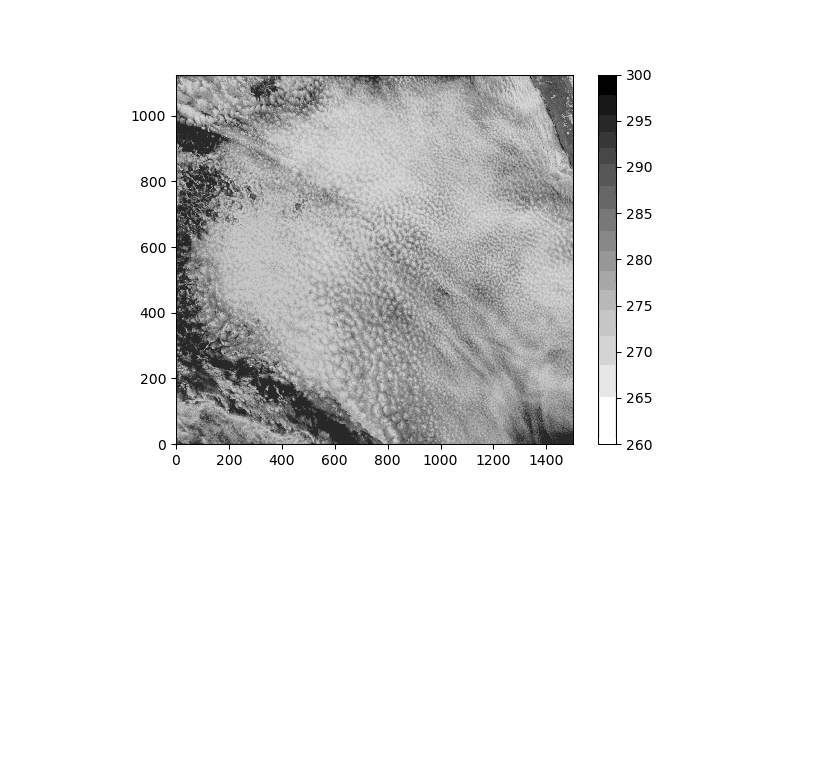
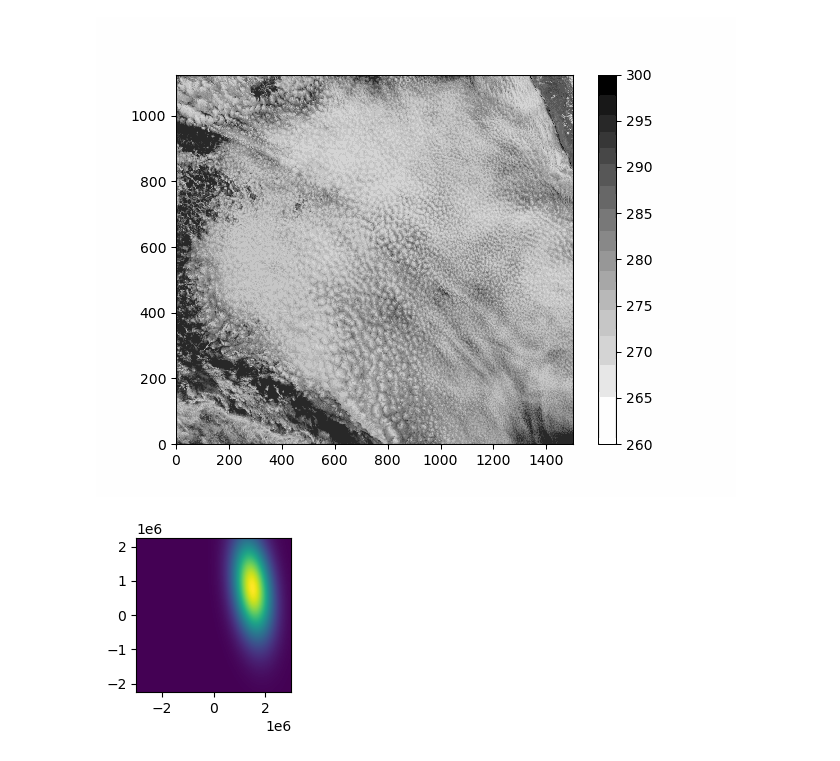
Before and after one commit to hannachaja/stratocu_waves, a Jupyter notebook: Synthetic_GOES16grid.ipynb, the cells around one changed output. Saved outputs shown, nothing was run; the diff lists cells and outputs as text; code cells hidden in the pictures; blank space fills up the shorter version.

```diff
--- a/Synthetic_GOES16grid.ipynb
+++ b/Synthetic_GOES16grid.ipynb
@@ -191,4 +253,12 @@ def put_wave(grid, cphase = 14,zamplitude = 100,wavelength = 256*1000.,direction
 
     return grid
+# %%
+# Playground for envelope specification
+
+plt.figure(figsize=(2,2))
+plt.pcolormesh(Xm, Ym, envelope(Xm, Ym, \
+            xcenter=1500*1000, ycenter=800*1000, length=1000*1000.,aspect=2, angle_deg=100)  );
+# %% [output]
+[figure, added]
 # %%
 # Put waves into advected image
```
Also changed, not shown: parts of 10 cells of this notebook.
